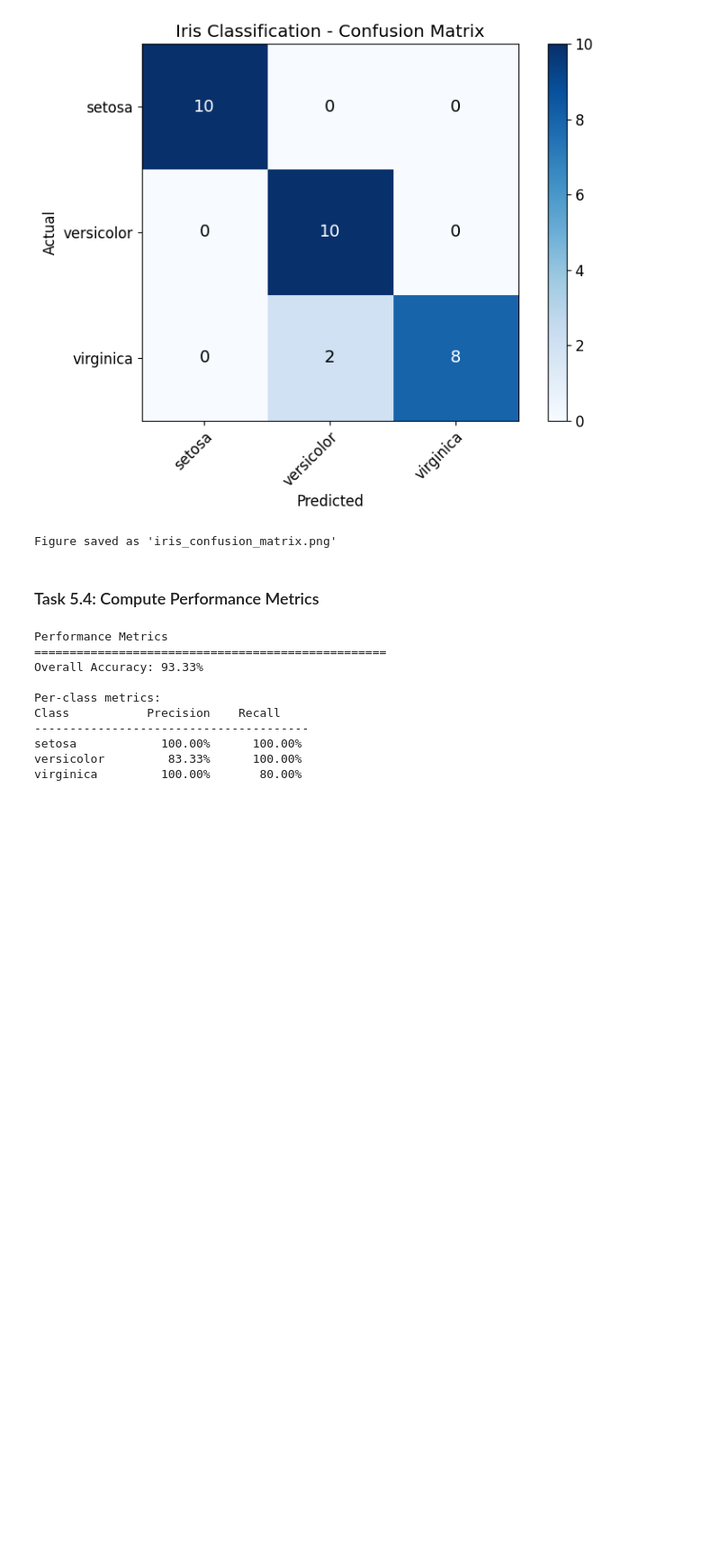
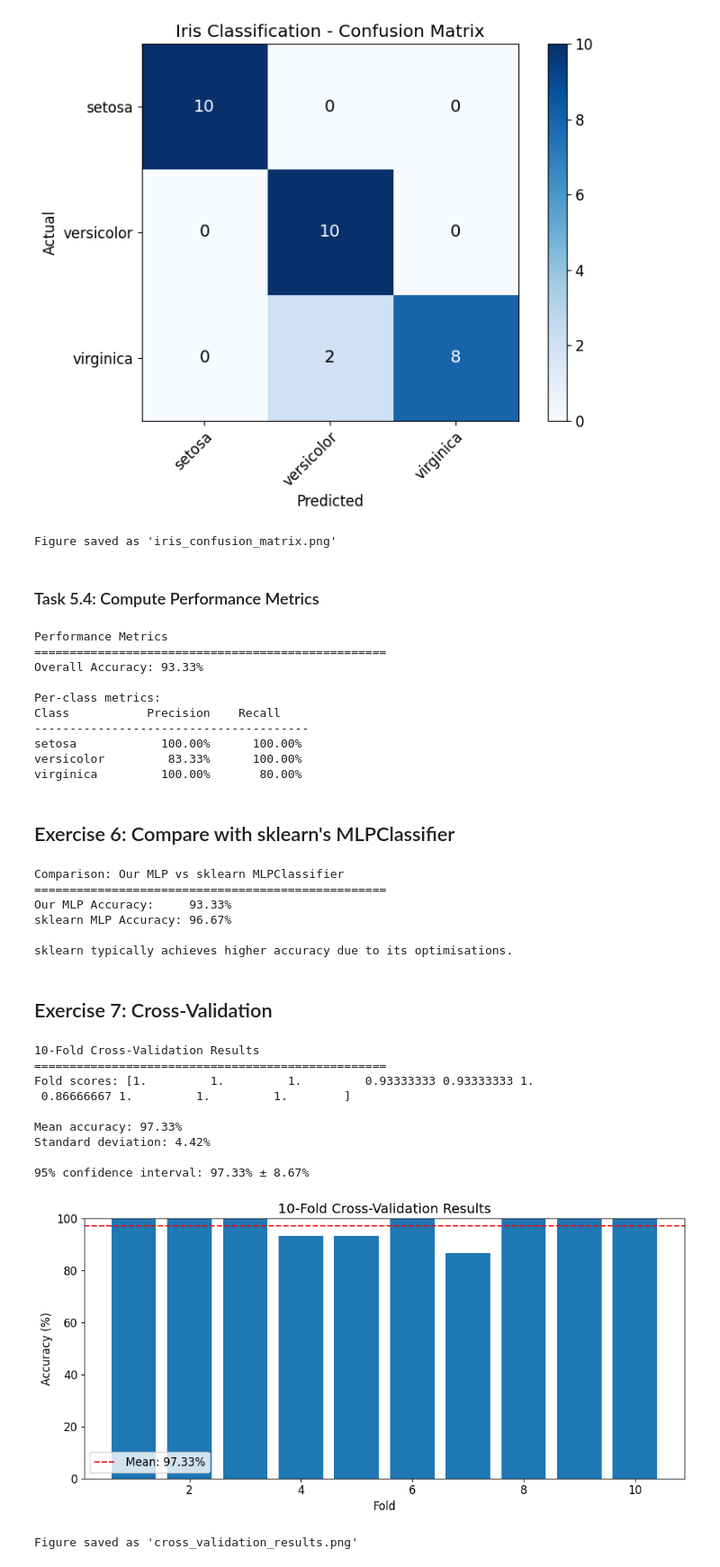
Before and after one commit to fionnmcgoldrick123/artificial_intelligence_lab, a Jupyter notebook: lab_2.ipynb, the cells around one changed output. Shown at 90% size. Saved outputs shown, nothing was run; the diff lists cells and outputs as text; code cells hidden in the pictures; blank space fills up the shorter version.

Commit message:
Add Exercise 7 & 8

```diff
--- a/lab_2.ipynb
+++ b/lab_2.ipynb
@@ -527,3 +527,80 @@ Class           Precision    Recall
 setosa            100.00%      100.00%
 versicolor         83.33%      100.00%
 virginica         100.00%       80.00%
+# %% [markdown]
+## Exercise 6: Compare with sklearn's MLPClassifier
+# %%
+# sklearn MLP
+sklearn_mlp = MLPClassifier(
+    hidden_layer_sizes=(8,),      # One hidden layer with 8 neurons
+    activation='logistic',         # Sigmoid activation
+    solver='sgd',                  # Stochastic gradient descent
+    learning_rate_init=0.5,
+    max_iter=1000,
+    random_state=42
+)
+# Train (sklearn receives class labels, not one-hot)
+sklearn_mlp.fit(X_train, y_train_labels)
+# Evaluate
+sklearn_pred = sklearn_mlp.predict(X_test)
+sklearn_accuracy = accuracy_score(y_test_labels, sklearn_pred)
+print("Comparison: Our MLP vs sklearn MLPClassifier")
+print("=" * 50)
+print(f"Our MLP Accuracy:     {accuracy * 100:.2f}%")
+print(f"sklearn MLP Accuracy: {sklearn_accuracy * 100:.2f}%")
+print(f"\nsklearn typically achieves higher accuracy due to its optimisations.")
+# %% [output]
+Comparison: Our MLP vs sklearn MLPClassifier
+==================================================
+Our MLP Accuracy:     93.33%
+sklearn MLP Accuracy: 96.67%
+
+sklearn typically achieves higher accuracy due to its optimisations.
+# %% [markdown]
+## Exercise 7: Cross-Validation
+# %%
+# Create sklearn MLP for cross-validation
+sklearn_mlp_cv = MLPClassifier(
+    hidden_layer_sizes=(8,),
+    activation='logistic',
+    solver='sgd',
+    learning_rate_init=0.5,
+    max_iter=1000,
+    random_state=42
+)
+
+# 10-fold cross-validation
+cv_scores = cross_val_score(sklearn_mlp_cv, X_normalised, y, cv=10)
+
+print("10-Fold Cross-Validation Results")
+print("=" * 50)
+print(f"Fold scores: {cv_scores}")
+print(f"\nMean accuracy: {cv_scores.mean() * 100:.2f}%")
+print(f"Standard deviation: {cv_scores.std() * 100:.2f}%")
+print(f"\n95% confidence interval: {cv_scores.mean()*100:.2f}% ± {cv_scores.std()*100*1.96:.2f}%")
+
+# Visualise
+plt.figure(figsize=(10, 5))
+plt.bar(range(1, 11), cv_scores * 100)
+plt.axhline(y=cv_scores.mean() * 100, color='r', linestyle='--', label=f'Mean: {cv_scores.mean()*100:.2f}%')
+plt.xlabel('Fold')
+plt.ylabel('Accuracy (%)')
+plt.title('10-Fold Cross-Validation Results')
+plt.ylim(0, 100)
+plt.legend()
+plt.tight_layout()
+plt.savefig('cross_validation_results.png', dpi=150)
+plt.show()
+print("Figure saved as 'cross_validation_results.png'")
+# %% [output]
+10-Fold Cross-Validation Results
+==================================================
+Fold scores: [1.         1.         1.         0.93333333 0.93333333 1.
+ 0.86666667 1.         1.         1.        ]
+
+Mean accuracy: 97.33%
+Standard deviation: 4.42%
+
+95% confidence interval: 97.33% ± 8.67%
+[figure, added]
+Figure saved as 'cross_validation_results.png'
```
Also changed, not shown: parts of 12 cells of this notebook, 2 other files.
